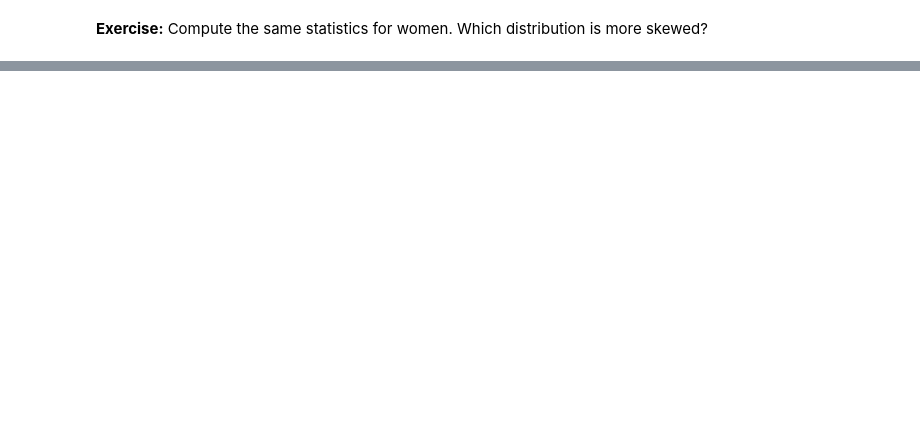
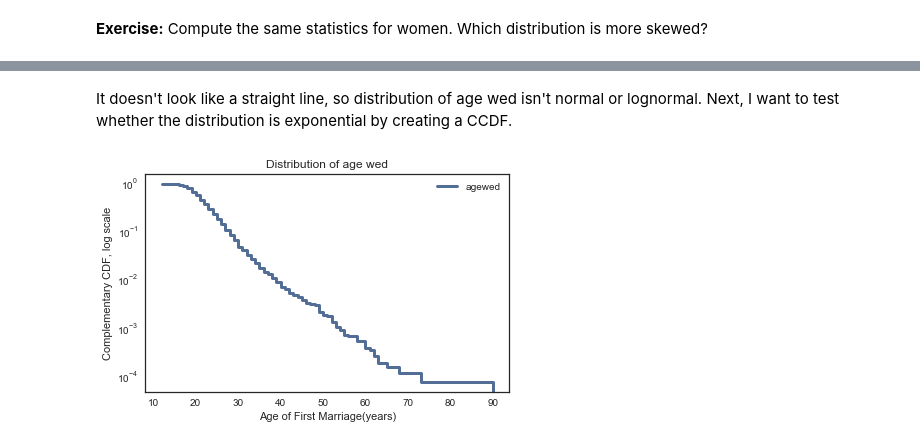
Before and after one commit to coverney/ThinkStats2, a Jupyter notebook: homeworks/homework02.ipynb, the cells around one changed output, grey strips where cells are left out. Cells and saved outputs as stored; diff of their text form; code cells hidden in the pictures; blank space fills up the shorter version.

```diff
--- a/homeworks/homework02.ipynb
+++ b/homeworks/homework02.ipynb
@@ -563,0 +583,4 @@ thinkstats2.PearsonMedianSkewness(male_weights.dropna())
+# %%
+cdf_agewed = Cdf(gss['agewed'], label='agewed')
+thinkplot.Cdf(cdf_agewed)
+decorate(xlabel='Age of First Marriage', ylabel='CDF')
@@ -563,0 +608,11 @@ thinkstats2.PearsonMedianSkewness(male_weights.dropna())
+# %% [markdown]
+It doesn't look like a straight line, so distribution of age wed isn't normal or lognormal. Next, I want to test whether the distribution is exponential by creating a CCDF.
+# %%
+thinkplot.cdf(cdf_agewed, label='agewed', complement=True)
+
+decorate(title='Distribution of age wed',
+         xlabel='Age of First Marriage(years)',
+         ylabel='Complementary CDF, log scale',
+         yscale='log')
+# %% [output]
+[figure, added]
```
Also changed, not shown: parts of 47 cells of this notebook, 2 other files.
